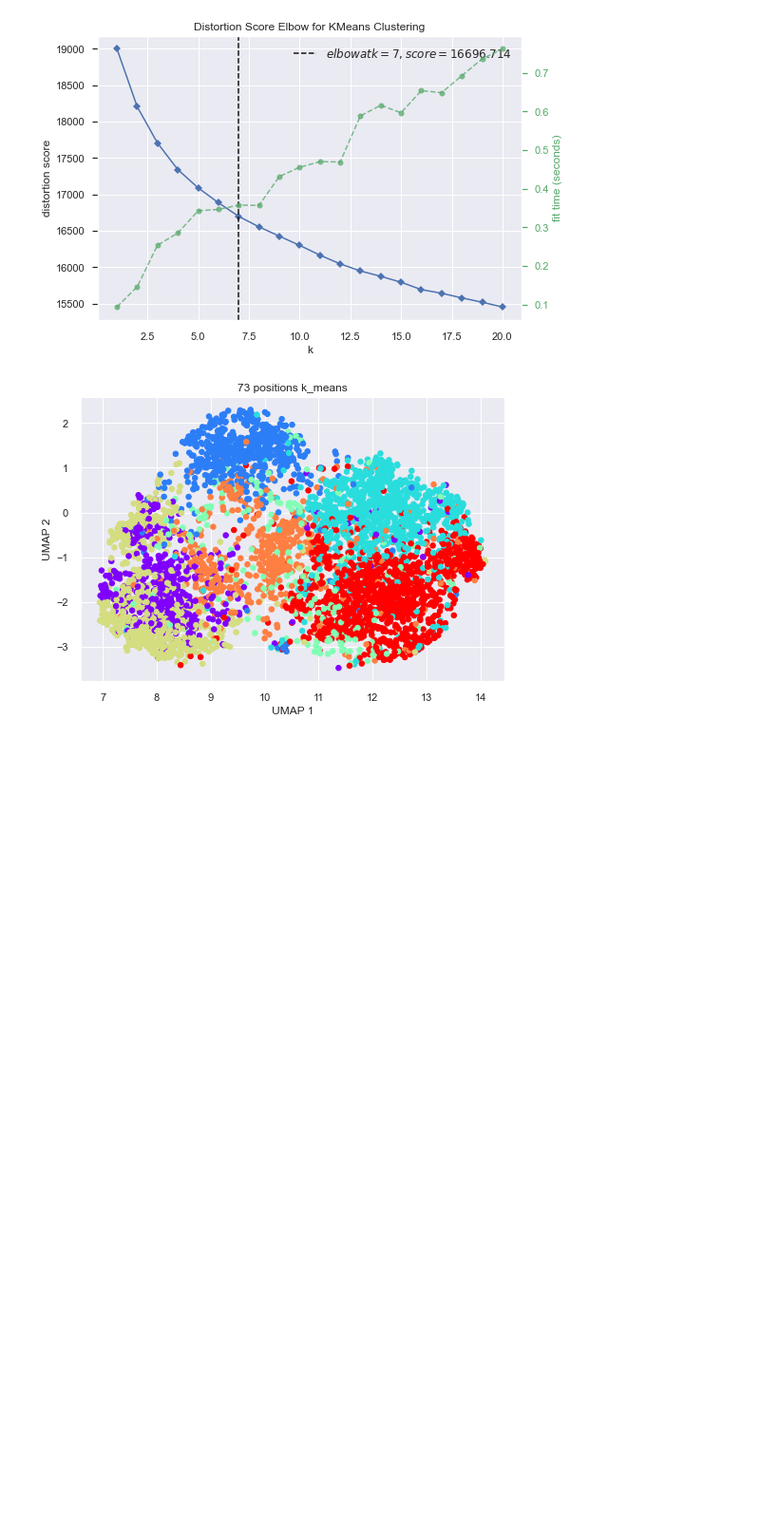
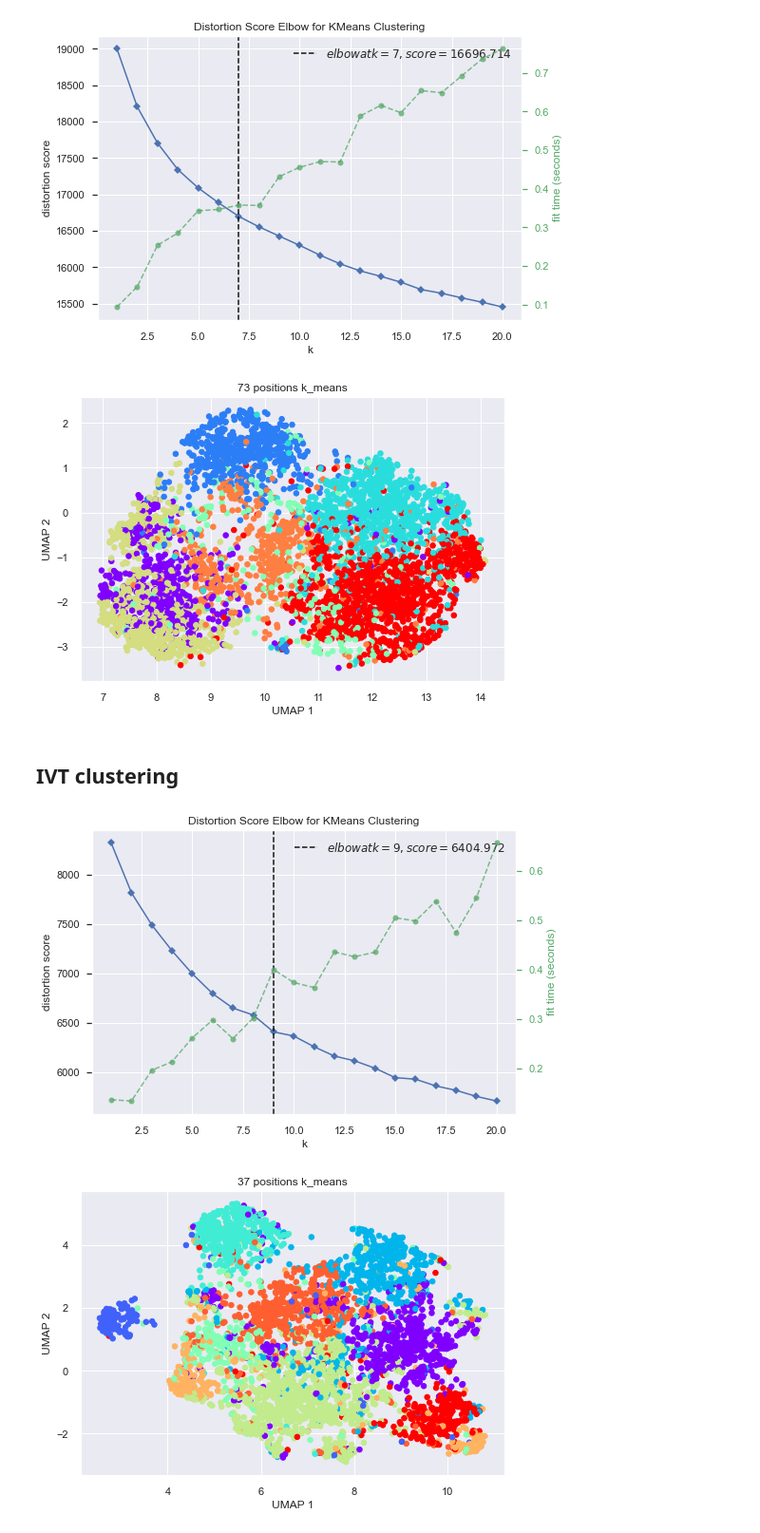
Before and after one commit to adbailey4/read_clustering, a Jupyter notebook: notebooks/3K_means.ipynb, the cells around one changed output. Shown at 95% size. Saved outputs shown, nothing was run; the diff lists cells and outputs as text; code cells hidden in the pictures; blank space fills up the shorter version.

```diff
--- a/notebooks/3K_means.ipynb
+++ b/notebooks/3K_means.ipynb
@@ -50,3 +50,16 @@ native.plot_UMAP_reads_covering_positions_data(list_25, 'k_means', max_number_cl
 # %% [output]
 [figure]
 [figure]
+# %% [markdown]
+## IVT clustering
+# %%
+from read_clustering.variant_call import VariantCall
+path = "/Users/andrewbailey/CLionProjects/read_clustering/data/inference/variant_calls/canonical_ivt_round30_alt_canonical_supervised_500_500.model.csv"
+ivt = VariantCall(path)
+list_18 = ivt.get_contig_positions('RDN18-1')
+list_25 = ivt.get_contig_positions('RDN25-1')
+# %%
+ivt.plot_UMAP_reads_covering_positions_data(list_18, 'k_means', max_number_clusters=20, find_optimal=True)
+# %% [output]
+[figure, added]
+[figure, added]
```
Also changed, not shown: parts of 1 cell of this notebook, 3 other files.
